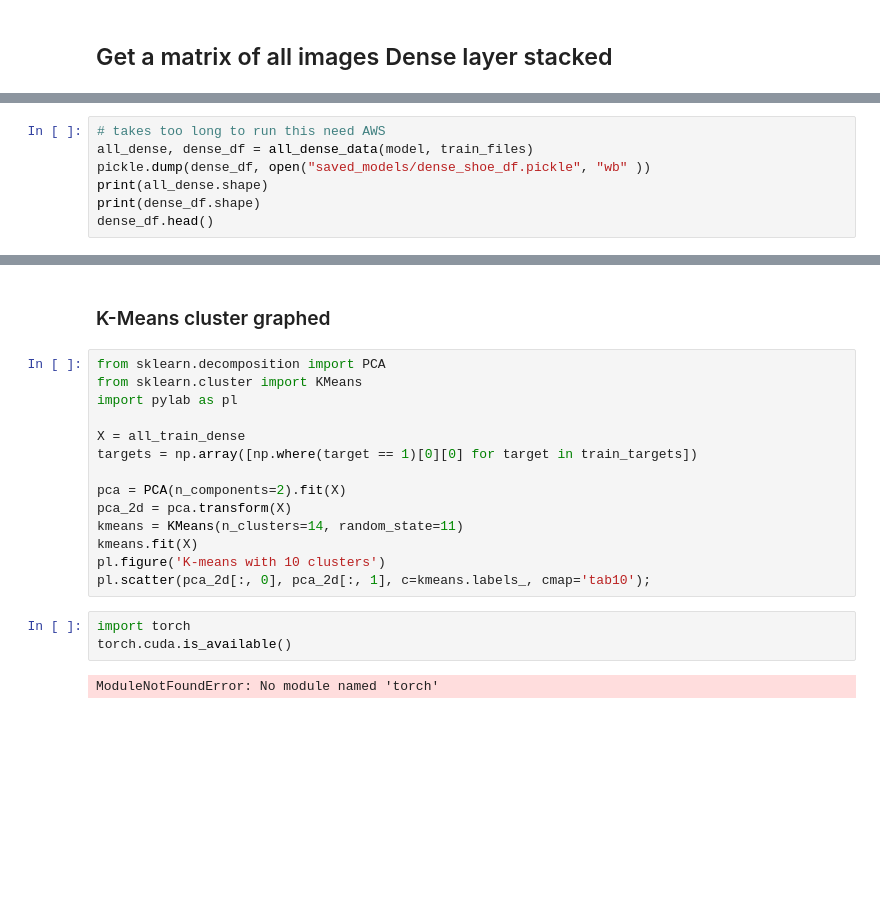
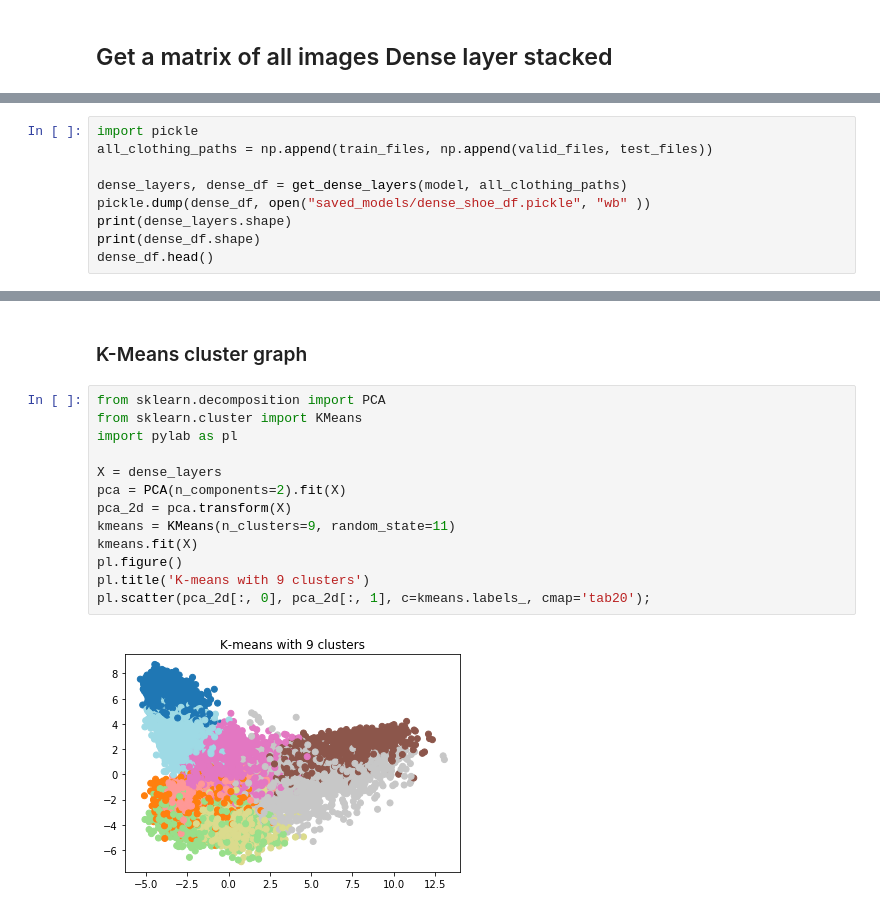
Before and after one commit to maicat11/Project_5, a Jupyter notebook: notebooks/shoe_training_cnn.ipynb, the cells around one changed output, grey strips where cells are left out. Saved outputs shown, nothing was run; the diff lists cells and outputs as text; blank space fills up the shorter version.

```diff
--- a/notebooks/shoe_training_cnn.ipynb
+++ b/notebooks/shoe_training_cnn.ipynb
@@ -197,7 +206,9 @@ Predicted class is: sandals
 # %%
-# takes too long to run this need AWS
-all_dense, dense_df = all_dense_data(model, train_files)
+import pickle
+all_clothing_paths = np.append(train_files, np.append(valid_files, test_files))
+
+dense_layers, dense_df = get_dense_layers(model, all_clothing_paths)
 pickle.dump(dense_df, open("saved_models/dense_shoe_df.pickle", "wb" ))
-print(all_dense.shape)
+print(dense_layers.shape)
 print(dense_df.shape)
 dense_df.head()
@@ -204,21 +225,17 @@ dense_df.head()
 # %% [markdown]
-### K-Means cluster graphed
+### K-Means cluster graph
 # %%
 from sklearn.decomposition import PCA
 from sklearn.cluster import KMeans
 import pylab as pl
 
-X = all_train_dense
-targets = np.array([np.where(target == 1)[0][0] for target in train_targets])
-
+X = dense_layers
 pca = PCA(n_components=2).fit(X)
 pca_2d = pca.transform(X)
-kmeans = KMeans(n_clusters=14, random_state=11)
+kmeans = KMeans(n_clusters=9, random_state=11)
 kmeans.fit(X)
-pl.figure('K-means with 10 clusters')
-pl.scatter(pca_2d[:, 0], pca_2d[:, 1], c=kmeans.labels_, cmap='tab10');
+pl.figure()
+pl.title('K-means with 9 clusters')
+pl.scatter(pca_2d[:, 0], pca_2d[:, 1], c=kmeans.labels_, cmap='tab20');
+# %% [output]
+[figure, added]
-# %%
-import torch
-torch.cuda.is_available()
-# %% [output]
-ModuleNotFoundError: No module named 'torch'
```
Also changed, not shown: parts of 16 cells of this notebook, 8 other files.
